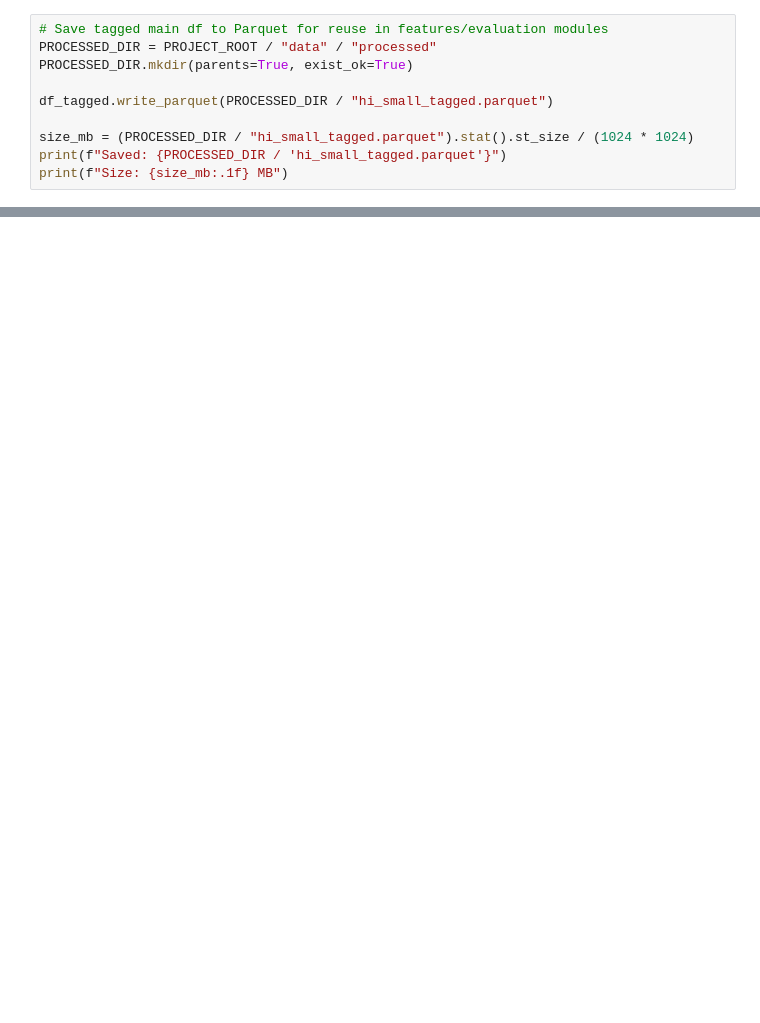
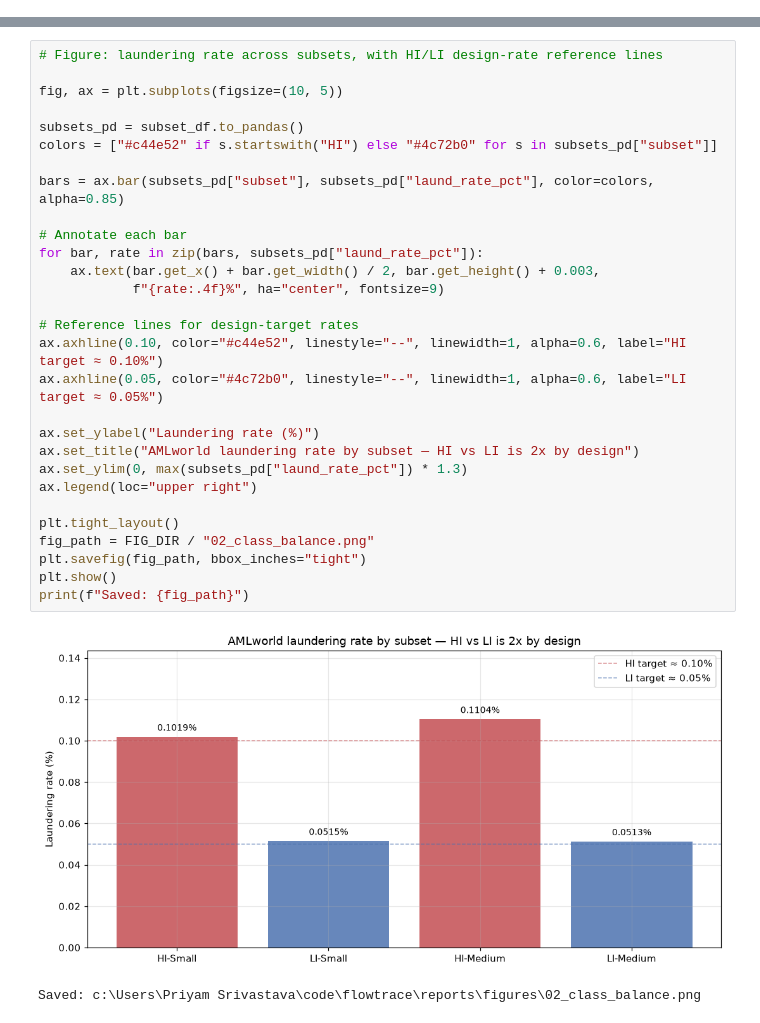
Before and after one commit to Knox-ml/FlowTrace, a Jupyter notebook: notebooks/01_eda.ipynb, the cells around one changed output, grey strips where cells are left out. Cells and saved outputs as stored; diff of their text form; blank space fills up the shorter version.

```diff
--- a/notebooks/01_eda.ipynb
+++ b/notebooks/01_eda.ipynb
@@ -815,10 +0,0 @@ shape: (8, 2)
-# %%
-# Save tagged main df to Parquet for reuse in features/evaluation modules
-PROCESSED_DIR = PROJECT_ROOT / "data" / "processed"
-PROCESSED_DIR.mkdir(parents=True, exist_ok=True)
-
-df_tagged.write_parquet(PROCESSED_DIR / "hi_small_tagged.parquet")
-
-size_mb = (PROCESSED_DIR / "hi_small_tagged.parquet").stat().st_size / (1024 * 1024)
-print(f"Saved: {PROCESSED_DIR / 'hi_small_tagged.parquet'}")
-print(f"Size: {size_mb:.1f} MB")
@@ -906,0 +319,32 @@ If any subset has a schema drift, our loader (`load_transactions`) and Pandera v
+# %%
+# Figure: laundering rate across subsets, with HI/LI design-rate reference lines
+
+fig, ax = plt.subplots(figsize=(10, 5))
+
+subsets_pd = subset_df.to_pandas()
+colors = ["#c44e52" if s.startswith("HI") else "#4c72b0" for s in subsets_pd["subset"]]
+
+bars = ax.bar(subsets_pd["subset"], subsets_pd["laund_rate_pct"], color=colors, alpha=0.85)
+
+# Annotate each bar
+for bar, rate in zip(bars, subsets_pd["laund_rate_pct"]):
+    ax.text(bar.get_x() + bar.get_width() / 2, bar.get_height() + 0.003,
+            f"{rate:.4f}%", ha="center", fontsize=9)
+
+# Reference lines for design-target rates
+ax.axhline(0.10, color="#c44e52", linestyle="--", linewidth=1, alpha=0.6, label="HI target ≈ 0.10%")
+ax.axhline(0.05, color="#4c72b0", linestyle="--", linewidth=1, alpha=0.6, label="LI target ≈ 0.05%")
+
+ax.set_ylabel("Laundering rate (%)")
+ax.set_title("AMLworld laundering rate by subset — HI vs LI is 2x by design")
+ax.set_ylim(0, max(subsets_pd["laund_rate_pct"]) * 1.3)
+ax.legend(loc="upper right")
+
+plt.tight_layout()
+fig_path = FIG_DIR / "02_class_balance.png"
+plt.savefig(fig_path, bbox_inches="tight")
+plt.show()
+print(f"Saved: {fig_path}")
+# %% [output]
+[figure, added]
+Saved: c:\Users\Priyam Srivastava\code\flowtrace\reports\figures\02_class_balance.png
```
Also changed, not shown: parts of 78 cells of this notebook, 18 other files.
